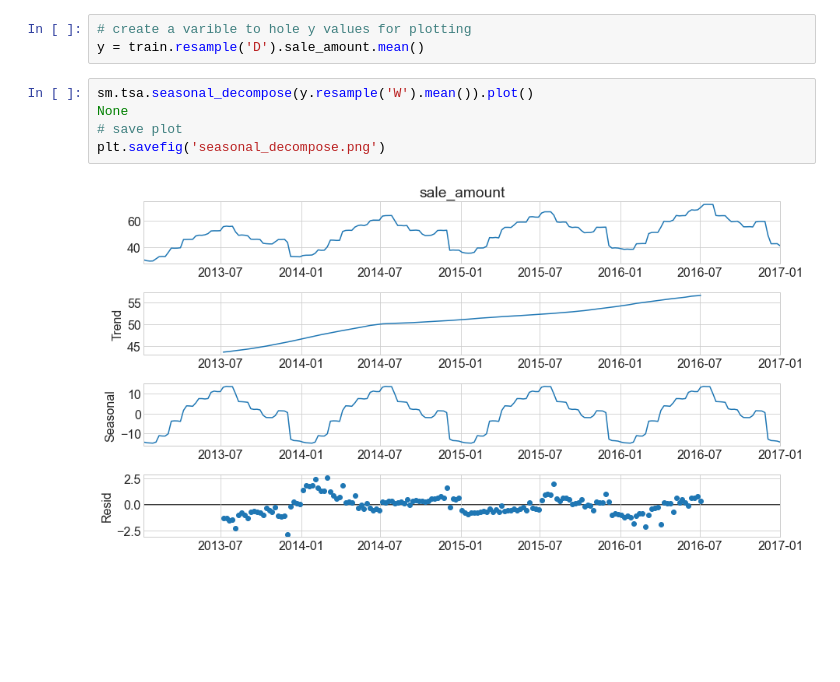
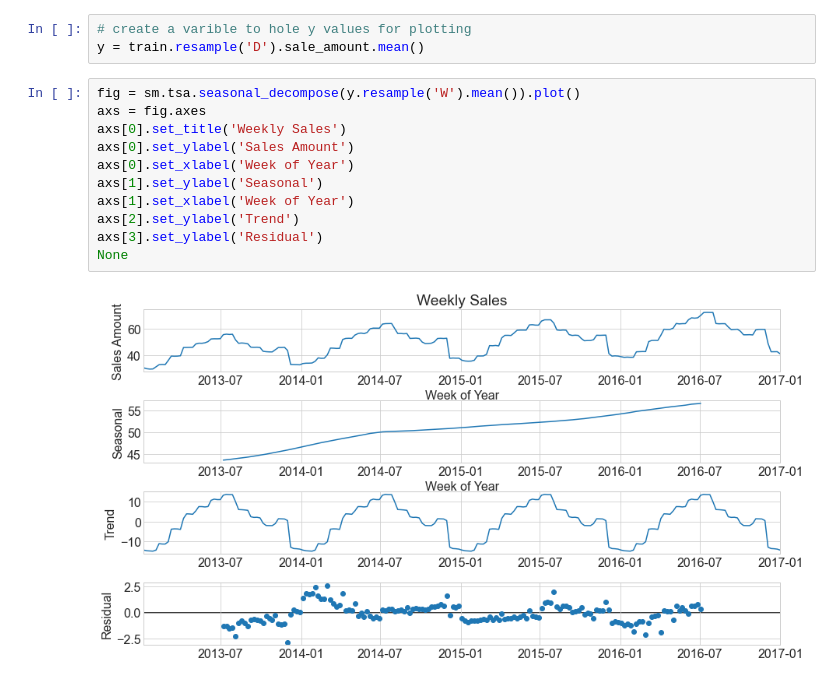
Before and after one commit to craigcalzado/time-series-exercises, a Jupyter notebook: explore.ipynb, the cells around one changed output. Saved outputs shown, nothing was run; the diff lists cells and outputs as text; blank space fills up the shorter version.

```diff
--- a/explore.ipynb
+++ b/explore.ipynb
@@ -103,10 +103,16 @@ sns.boxplot(data=train, y='sale_amount', x='day_of_week')
 # %%
 # create a varible to hole y values for plotting
 y = train.resample('D').sale_amount.mean()
-# %%
-sm.tsa.seasonal_decompose(y.resample('W').mean()).plot()
-None
-# save plot
-plt.savefig('seasonal_decompose.png')
-# %% [output]
-[figure, removed]
+# %%
+fig = sm.tsa.seasonal_decompose(y.resample('W').mean()).plot()
+axs = fig.axes
+axs[0].set_title('Weekly Sales')
+axs[0].set_ylabel('Sales Amount')
+axs[0].set_xlabel('Week of Year')
+axs[1].set_ylabel('Seasonal')
+axs[1].set_xlabel('Week of Year')
+axs[2].set_ylabel('Trend')
+axs[3].set_ylabel('Residual')
+None
+# %% [output]
+[figure, added]
```
Also changed, not shown: parts of 7 cells of this notebook.
